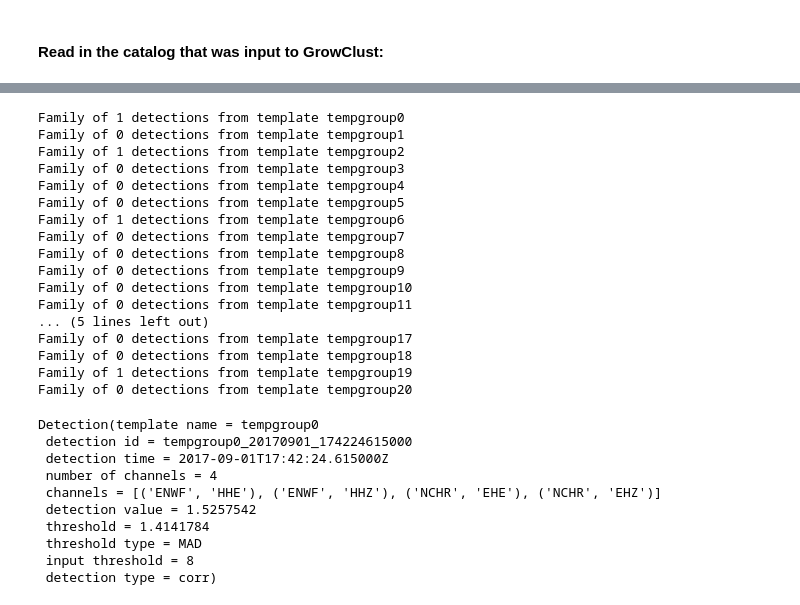
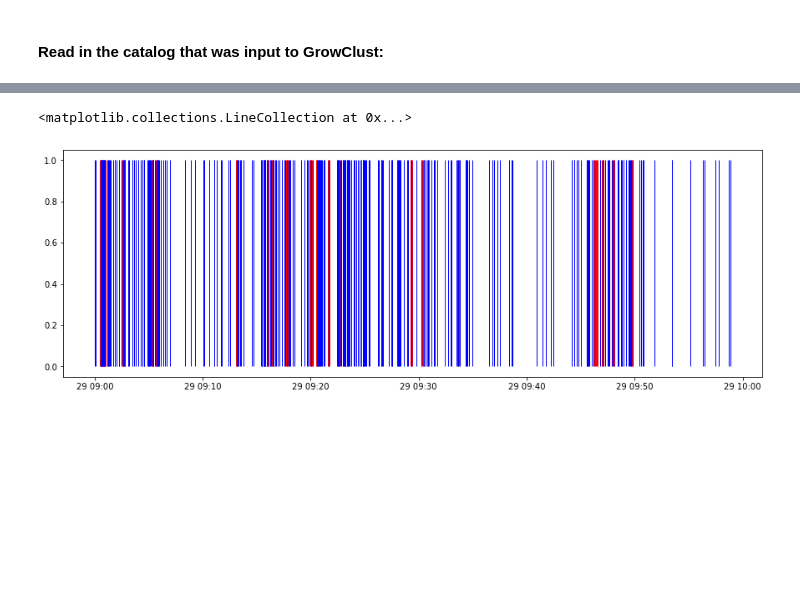
Before and after one commit to zoekrauss/endeavour_clustering, a Jupyter notebook: growclust2templates.ipynb, the cells around one changed output, grey strips where cells are left out. Drawn from its saved outputs; the diff is of its cells as text; code cells hidden in the pictures; blank space fills up the shorter version.

Commit message:
working on making templates

```diff
--- a/growclust2templates.ipynb
+++ b/growclust2templates.ipynb
@@ -44,19 +54,21 @@ origin_ids = [str(p.resource_id)[-6:] for p in cat]
 # %%
 template_window = [-0.1,2] # time before and after P-wave to trim the template
 
-
+temp_ev_ids = []
 temps = []
 for c in clusters:
 
     # Pull in waveforms for one of the clusters
     clust = reloc[reloc['clusterID']==c]
     stream_list = []
+    id_list = []
     for id in clust['evid']:
         fid1 = 'sep2017_mseed/'+str(id)+'.mseed'
         strm = obspy.read(fid1).detrend()
          # Filter
         strm.filter('bandpass',freqmin=8,freqmax=35)
         stream_list.append(strm)
+        id_list.append(id)
 
     # Cut them to all be the same length
     s_len = np.min([st[0].stats.npts for st in stream_list])
@@ -77,12 +89,4 @@ for c in clusters:
             snr_st.append(max(tr.data) / noise_amp)
         snr.append(np.mean(snr_st))
     t_ind = np.argmax(snr)
-
-    # Save that event as an eqcorrscan template
-    best_str = cut_stream_list[t_ind]
-    p_time = best_str[0].stats.starttime + 5
-    t_start = p_time + template_window[0]
-    t_end = p_time + template_window[1]
-    best_str.trim(starttime = t_start,endtime = t_end)
-
-    temps.append(template.Template(name=str(c), st=best_str, lowcut=8, highcut=35, samp_rate=200, prepick=0.1,process_length = 10,filt_order = 4))
+    temp_ev_ids.append(id_list[t_ind])
@@ -91,0 +95,5 @@ tribe = eqcorrscan.core.match_filter.tribe.Tribe(templates = temps)
+# %%
+clust_cat = obspy.core.event.Catalog()
+for id in temp_ev_ids:
+    cat_ind = origin_ids.index(str(id))
+    clust_cat.append(cat[cat_ind])
@@ -91,0 +102,7 @@ tribe = eqcorrscan.core.match_filter.tribe.Tribe(templates = temps)
+# %%
+# Write templates to a tribe
+client = Client('IRIS')
+tribe = Tribe().construct(
+    method="from_client", lowcut=8.0, highcut=35.0, samp_rate=200.0, length=2,
+    filt_order=4, prepick=0.1, client_id=client, catalog=clust_cat, data_pad=20.,
+    process_len=3600, min_snr=3.0, parallel=True,swin='all',delayed=True)
@@ -94,8 +128,8 @@ tribe = eqcorrscan.core.match_filter.tribe.Tribe(templates = temps)
 
 # Now detect!
 client = Client('IRIS')
-t1 = obspy.UTCDateTime("2017-09-01-17")
-t2 = obspy.UTCDateTime("2017-09-01-18")
+t1 = obspy.UTCDateTime("2017-09-29-09")
+t2 = obspy.UTCDateTime("2017-09-29-10")
 
 party = tribe.client_detect(client,t1,t2,threshold=8, threshold_type='MAD',trig_int=1,process_cores=4)
 # %% [output]
@@ -114,34 +139,13 @@ Party of 0 Families.
-# %%
-for f in party:
-    print(f)
-# %% [output]
-Family of 1 detections from template tempgroup0
-Family of 0 detections from template tempgroup1
-Family of 1 detections from template tempgroup2
-Family of 0 detections from template tempgroup3
-Family of 0 detections from template tempgroup4
-Family of 0 detections from template tempgroup5
-Family of 1 detections from template tempgroup6
-Family of 0 detections from template tempgroup7
-Family of 0 detections from template tempgroup8
-Family of 0 detections from template tempgroup9
-Family of 0 detections from template tempgroup10
-Family of 0 detections from template tempgroup11
-... (5 lines left out)
-Family of 0 detections from template tempgroup17
-Family of 0 detections from template tempgroup18
-Family of 1 detections from template tempgroup19
-Family of 0 detections from template tempgroup20
-# %%
-party[0][0]
-# %% [output]
-Detection(template name = tempgroup0
- detection id = tempgroup0_20170901_174224615000
- detection time = 2017-09-01T17:42:24.615000Z
- number of channels = 4
- channels = [('ENWF', 'HHE'), ('ENWF', 'HHZ'), ('NCHR', 'EHE'), ('NCHR', 'EHZ')]
- detection value = 1.5257542
- threshold = 1.4141784
- threshold type = MAD
- input threshold = 8
- detection type = corr)
+# %%
+cat_compare =cat.filter("time > 2017-09-29T09",
+                  "time < 2017-09-29T10")
+auto_times = [datetime.strptime(str(c.origins[0].time),'%Y-%m-%dT%H:%M:%S.%fZ') for c in cat_compare]
+xcorr_times = [p.detect_time for p in party[10]]
+
+fig, ax = plt.subplots(1, 1,figsize=[15,5])
+ax.vlines(x=auto_times,ymin=0,ymax=1,colors ='r',linewidth=3)
+ax.vlines(x=xcorr_times,ymin=0,ymax=1,colors ='b',linewidth=1)
+#ax.set_xlim([datetime(2019,7,1,17),datetime(2019,7,1,17,15)])
+# %% [output]
+<matplotlib.collections.LineCollection at 0x...>
+[figure, added]
```
Also changed, not shown: parts of 18 cells of this notebook, 1 other file.
